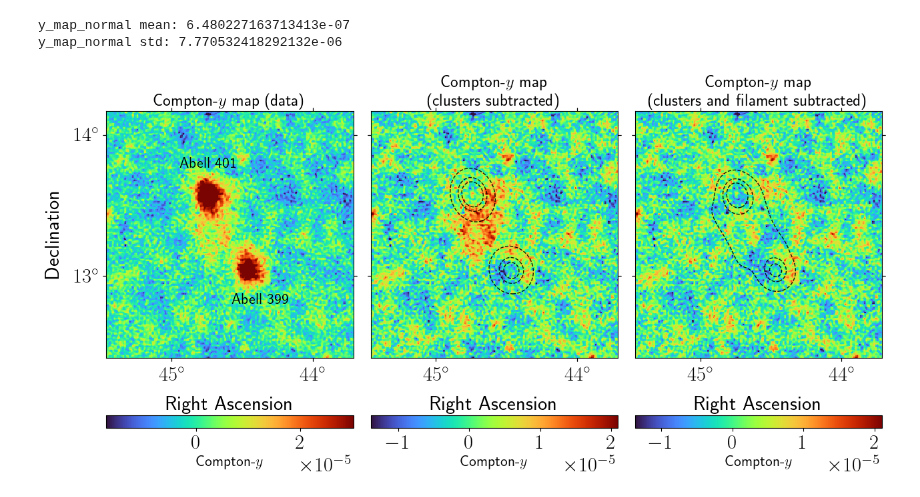
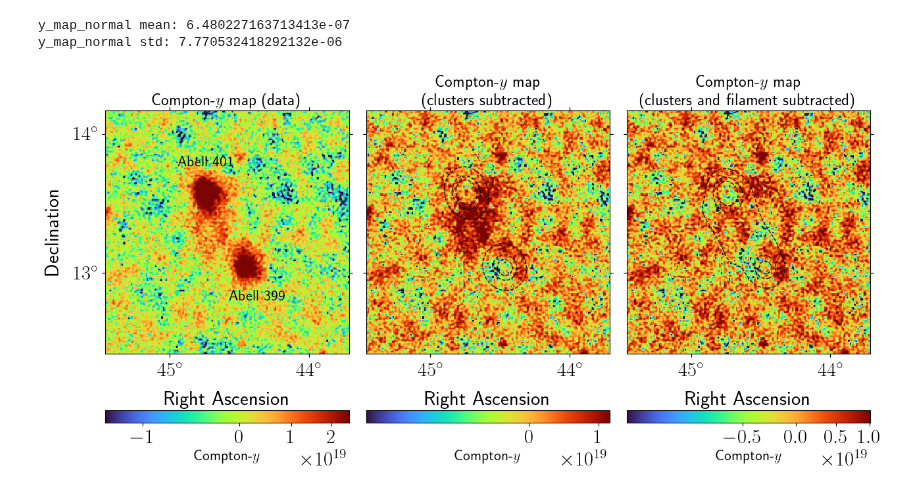
Before and after one commit to guanyilun/multi-freq-bridge, a Jupyter notebook: notebooks/y_map.ipynb, the cells around one changed output. Saved outputs shown, nothing was run; the diff lists cells and outputs as text; code cells hidden in the pictures.

```diff
--- a/notebooks/y_map.ipynb
+++ b/notebooks/y_map.ipynb
@@ -68,11 +68,11 @@ titles = ['Compton-$y$ map (data)', 'Compton-$y$ map \n (clusters subtracted)',
 # Create subplots with WCS projection
 for i, (y_map, title) in enumerate(zip(maps, titles)):
     ax = plt.subplot(1, 3, i+1, projection=y_map.wcs)
-
+    y_map *= 1e6  # Convert to micro-Kelvin
     # Compute ZScale limits for better contrast and use inverted plasma colormap
     cmap = plt.cm.turbo  # Inverted plasma colormap
     norm = ImageNormalize(y_map, interval=ZScaleInterval())
-    #norm = simple_norm(y_map, stretch="sqrt", percent=99)  # Use simple norm for better contrast
+    norm = simple_norm(y_map, stretch="sqrt", percent=97)  # Use simple norm for better contrast
 
     # Display the map with ZScale normalization
     im = ax.imshow(y_map, origin='lower', cmap=cmap, norm=norm, interpolation='none')
@@ -104,34 +104,34 @@ for i, (y_map, title) in enumerate(zip(maps, titles)):
 
     # Ensure tick labels are in float degrees
     ra.set_major_formatter('d')
     dec.set_major_formatter('d')
 
     # Invert x-axis for proper RA display
     ax.invert_xaxis()
 
     # Add title
     ax.set_title(title, fontsize=18)
 
     # Add colorbar for each subplot
     cbar = plt.colorbar(im, ax=ax, orientation='horizontal', pad=0.14, shrink=1)
     cbar.set_label('Compton-$y$', fontsize=16)
 
     # Add Abell cluster labels to the first map
     if i == 0:
         # Abell 401 position
         ax.text(cf['c1_ra'], cf['c1_dec'] + 0.2, 'Abell 401', transform=ax.get_transform('world'),
                 fontsize=16, color='black', ha='center', va='center', weight='bold')
 
         # Abell 399 position
         ax.text(cf['c2_ra']-.1, cf['c2_dec'] - 0.2, 'Abell 399', transform=ax.get_transform('world'),
                 fontsize=16, color='black', ha='center', va='center', weight='bold')
 
 # Reduce horizontal space between subplots
 plt.subplots_adjust(wspace=0.07)
 #plt.savefig('../plots/compton_y_maps_contours.pdf',  dpi=650, bbox_inches='tight')
 plt.show()
 # %% [output]
-[figure, old version]
+[figure, new version]
 # %%
 # matplotlib latex font settings
 plt.rc('text', usetex=True)
```
Also changed, not shown: parts of 2 cells of this notebook.
